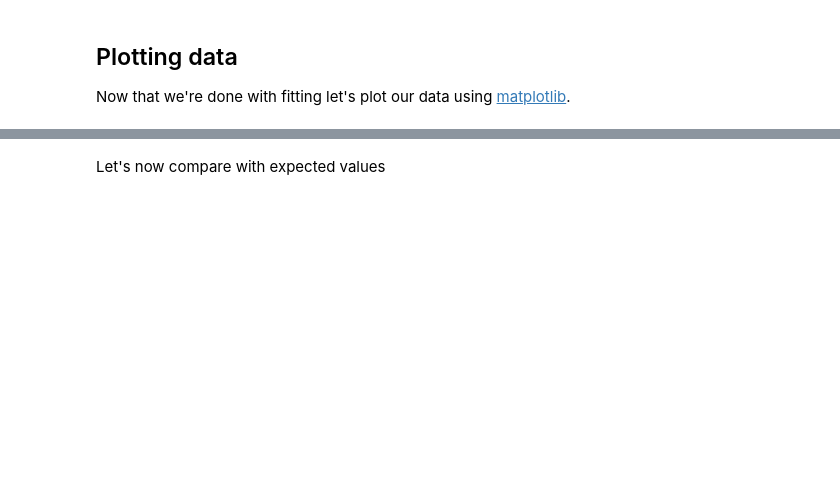
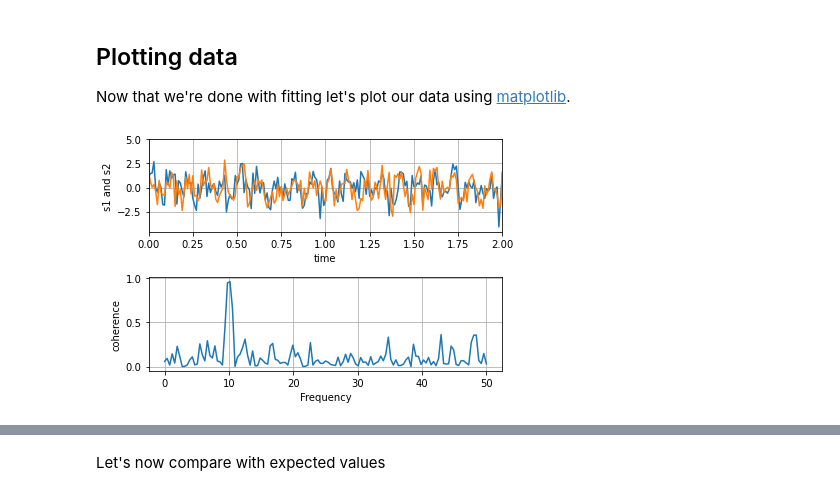
Before and after one commit to Feyn-23/Lab-II, a Jupyter notebook: code/amplitutes.ipynb, the cells around one changed output, grey strips where cells are left out. Saved outputs shown, nothing was run; the diff lists cells and outputs as text; code cells hidden in the pictures; blank space fills up the shorter version.

```diff
--- a/code/amplitutes.ipynb
+++ b/code/amplitutes.ipynb
@@ -240,6 +291,54 @@ reduced chi-square =  26065.180339638544
 # %% [markdown]
 ## Plotting data
 Now that we're done with fitting let's plot our data using [matplotlib](https://matplotlib.org).
+# %%
+# #Plot preparation through global runtime parameters change
+# mpl.rcParams['lines.marker']  #None
+# mpl.rcParams['lines.markersize']  #6.0
+# mpl.rcParams['lines.linewidth']   # 1.5
+# mpl.rcParams['axes.prop_cycle']
+#
+# fig = plt.figure()
+# mpl.rcParams['figure.figsize']   # [6.4,4.8] 6.4 is the width, 4.8 is the height
+# fig = plt.figure(figsize=(10,6))
+# ax = plt.axes((0.1,0.1,0.5,0.8))
+# # ax.spines['right'].set_visible(True)
+# # ax.spines['left'].set_visible(True)
+# # ax.spines['bottom'].set_visible(False)
+# # ax.spines['top'].set_visible(False)
+# ax.tick_params(axis='x',which='major',direction='out',length=10,width=5,color='red',pad=15,labelsize=15,labelcolor='green',
+#                labelrotation=15)
+# ax.set_xticks([0.2,1])
+# ax.set_xticklabels(['pos1','pos2'])
+
+# Fixing random state for reproducibility
+np.random.seed(19680801)
+
+dt = 0.01
+t = np.arange(0, 30, dt)
+nse1 = np.random.randn(len(t))                 # white noise 1
+nse2 = np.random.randn(len(t))                 # white noise 2
+
+# Two signals with a coherent part at 10Hz and a random part
+s1 = np.sin(2 * np.pi * 10 * t) + nse1
+s2 = np.sin(2 * np.pi * 10 * t) + nse2
+
+fig, axs = plt.subplots(2, 1)
+axs[0].plot(t, s1, t, s2)
+axs[0].set_xlim(0, 2)
+axs[0].set_xlabel('time')
+axs[0].set_ylabel('s1 and s2')
+axs[0].grid(True)
+axs[1].grid(True)
+
+cxy, f = axs[1].cohere(s1, s2, 256, 1. / dt)
+axs[1].set_ylabel('coherence')
+axs[1].grid(True)
+
+fig.tight_layout()
+plt.show()
+# %% [output]
+[figure, added]
 # %%
 plt.figure(figsize = (11,8))                  #specify figure size (inches)
 #for default size, type plt.figure()
```
Also changed, not shown: parts of 13 cells of this notebook, 6 other files.
